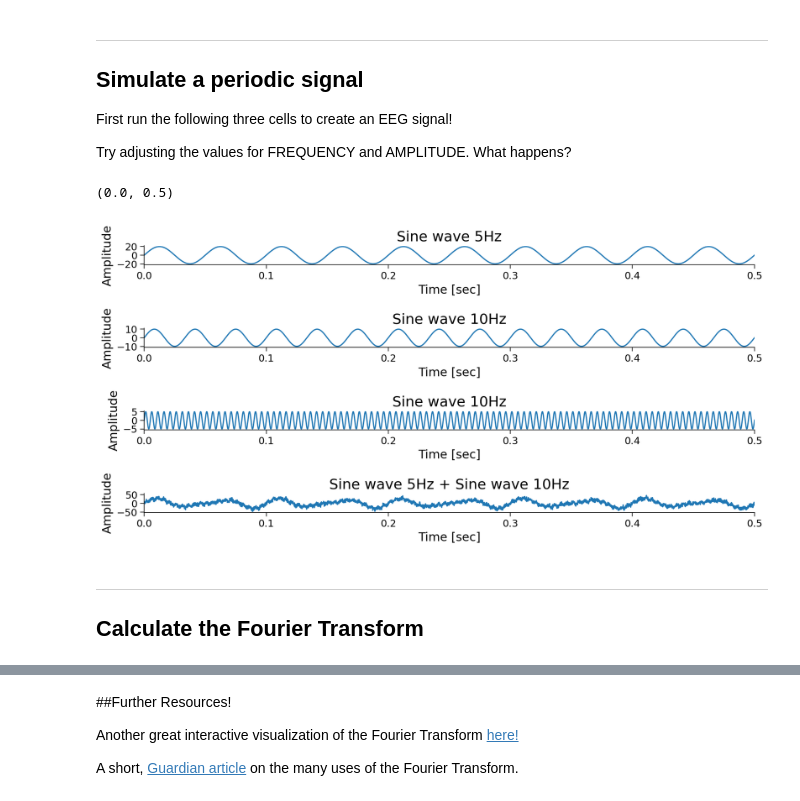
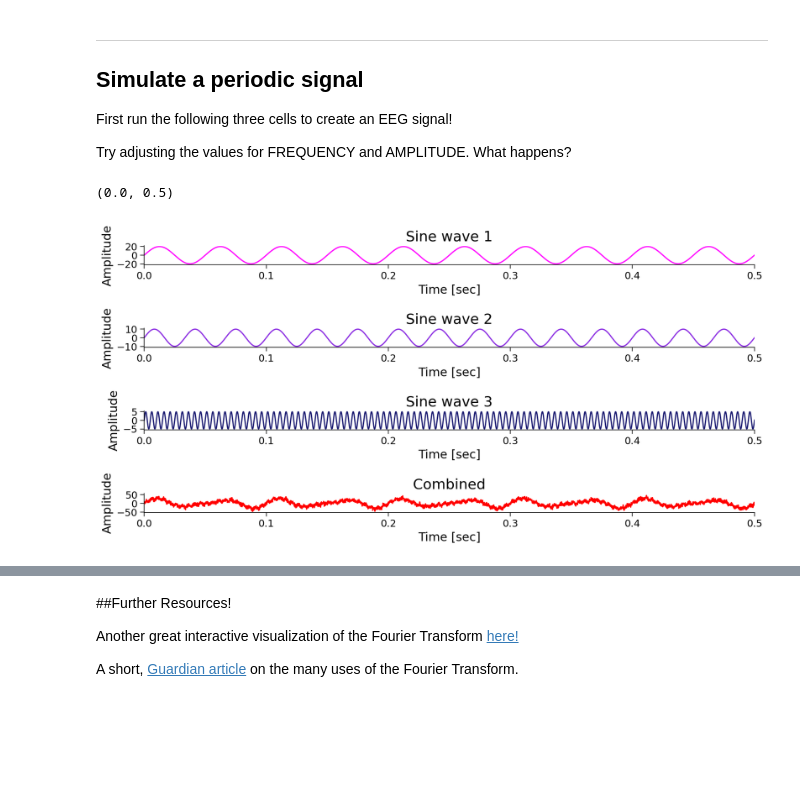
Before and after one commit to pkoneill/VisualizingBrainWaves, a Jupyter notebook: Visualizing_Brain_Waves_Fourier.ipynb, the cells around one changed output, grey strips where cells are left out. Saved outputs shown, nothing was run; the diff lists cells and outputs as text; code cells hidden in the pictures; blank space fills up the shorter version.

Commit message:
sine wave colors

```diff
--- a/Visualizing_Brain_Waves_Fourier.ipynb
+++ b/Visualizing_Brain_Waves_Fourier.ipynb
@@ -108,42 +109,39 @@ new_signal = sampled_fcomb + noise
 
 fig = plt.figure()
 fig.set_size_inches(12,6)
 plt.subplots_adjust(hspace=1)
 
 plt.subplot(411)
-plt.plot(x, sampled_f1)
-plt.title('Sine wave 5Hz')
+plt.plot(x, sampled_f1,color='magenta')
+plt.title('Sine wave 1')
 plt.xlabel('Time [sec]')
 plt.ylabel('Amplitude')
 plt.xlim(0, 0.5)
 #plt.ylim(-15, 15)
 
 plt.subplot(412)
-plt.plot(x, sampled_f2)
-plt.title('Sine wave 10Hz')
+plt.plot(x, sampled_f2,color='blueviolet')
+plt.title('Sine wave 2')
 plt.xlabel('Time [sec]')
 plt.ylabel('Amplitude')
 plt.xlim(0, 0.5)
 #plt.ylim(-10, 10)
 
 plt.subplot(413)
-plt.plot(x, sampled_f3)
-plt.title('Sine wave 10Hz')
+plt.plot(x, sampled_f3,color='midnightblue')
+plt.title('Sine wave 3')
 plt.xlabel('Time [sec]')
 plt.ylabel('Amplitude')
 plt.xlim(0, 0.5)
 #plt.ylim(-10, 10)
 
 plt.subplot(414)
-plt.plot(x, new_signal)
-plt.title('Sine wave 5Hz + Sine wave 10Hz')
+plt.plot(x, new_signal,'r')
+plt.title('Combined')
 plt.xlabel('Time [sec]')
 plt.ylabel('Amplitude')
 plt.xlim(0, 0.5)
 #plt.ylim(-25, 25)
 # %% [output]
 (0.0, 0.5)
-[figure, old version]
+[figure, new version]
-# %% [markdown]
----
-## Calculate the Fourier Transform
```
Also changed, not shown: parts of 3 cells of this notebook.
